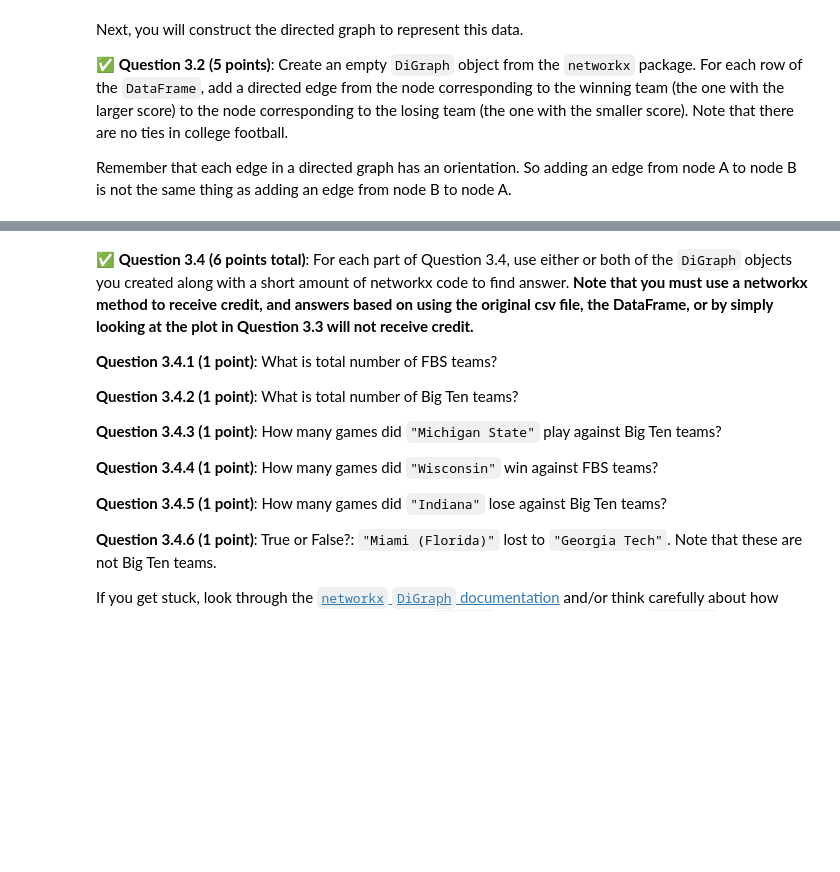
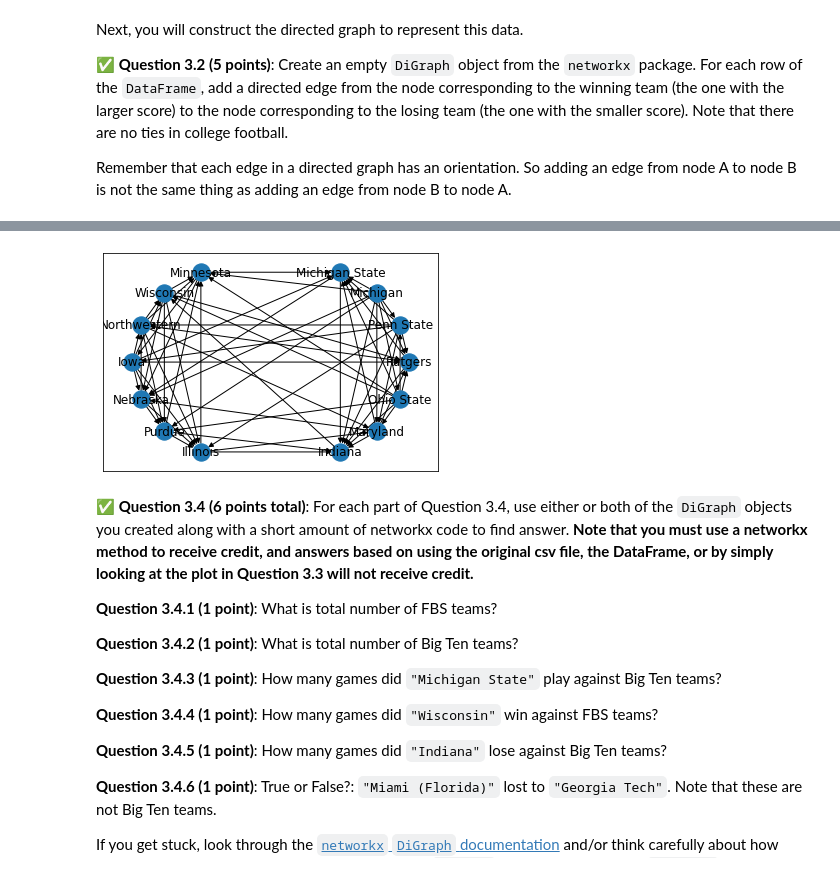
Before and after one commit to interlic/CMSE202, a Jupyter notebook: hw-02/HW-02_ABMandGraphTheory-STUDENT.ipynb, the cells around one changed output, grey strips where cells are left out. Cells and saved outputs as stored; diff of their text form; code cells hidden in the pictures; blank space fills up the shorter version.

```diff
--- a/hw-02/HW-02_ABMandGraphTheory-STUDENT.ipynb
+++ b/hw-02/HW-02_ABMandGraphTheory-STUDENT.ipynb
@@ -417,9 +454,13 @@ If you do this part correctly, you should get something that looks like this: <i
 # %%
 # Put your code for Question 3.3 here:
 BigTen_positions = {"Michigan State":(0.63,0.92),"Michigan":(0.96,0.71),"Penn State":(1.17,0.38),"Rutgers":(1.25,0.0),
                     "Ohio State":(1.17,-0.38),"Maryland":(0.96,-0.71),"Indiana":(0.63,-0.92),
                     "Illinois":(-0.63,-0.92),"Purdue":(-0.96,-0.71),"Nebraska":(-1.17,-0.38),
                     "Iowa":(-1.25,0.0),"Northwestern":(-1.17,0.38),"Wisconsin":(-0.96,0.71),"Minnesota":(-0.63,0.92)}
+big_ten = nx.subgraph(G, BigTen_positions)
+nx.draw_networkx(big_ten, BigTen_positions)
+# %% [output]
+[figure, added]
 # %% [markdown]
 &#9989;  **Question 3.4 (6 points total)**: For each part of Question 3.4, use either or both of the `DiGraph` objects you created along with a short amount of networkx code to find answer. **Note that you must use a networkx method to receive credit, and answers based on using the original csv file, the DataFrame, or by simply looking at the plot in Question 3.3 will not receive credit.**
 
```
Also changed, not shown: parts of 18 cells of this notebook.
